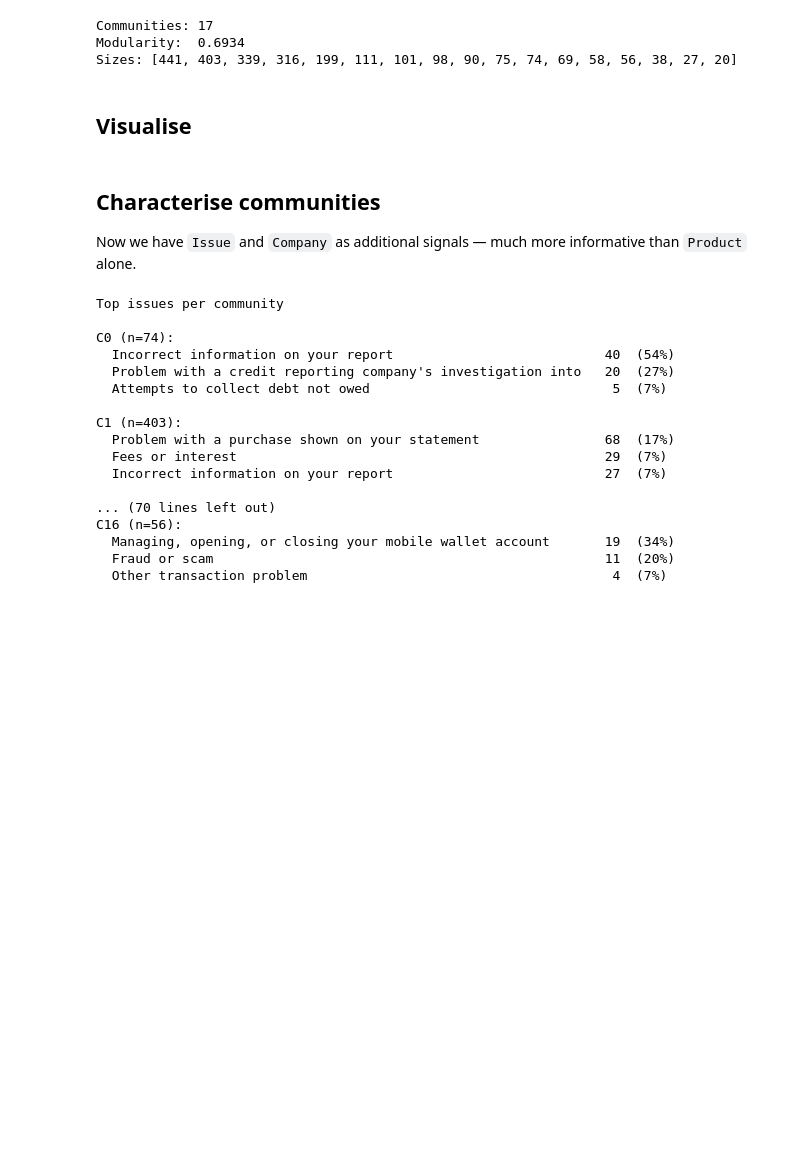
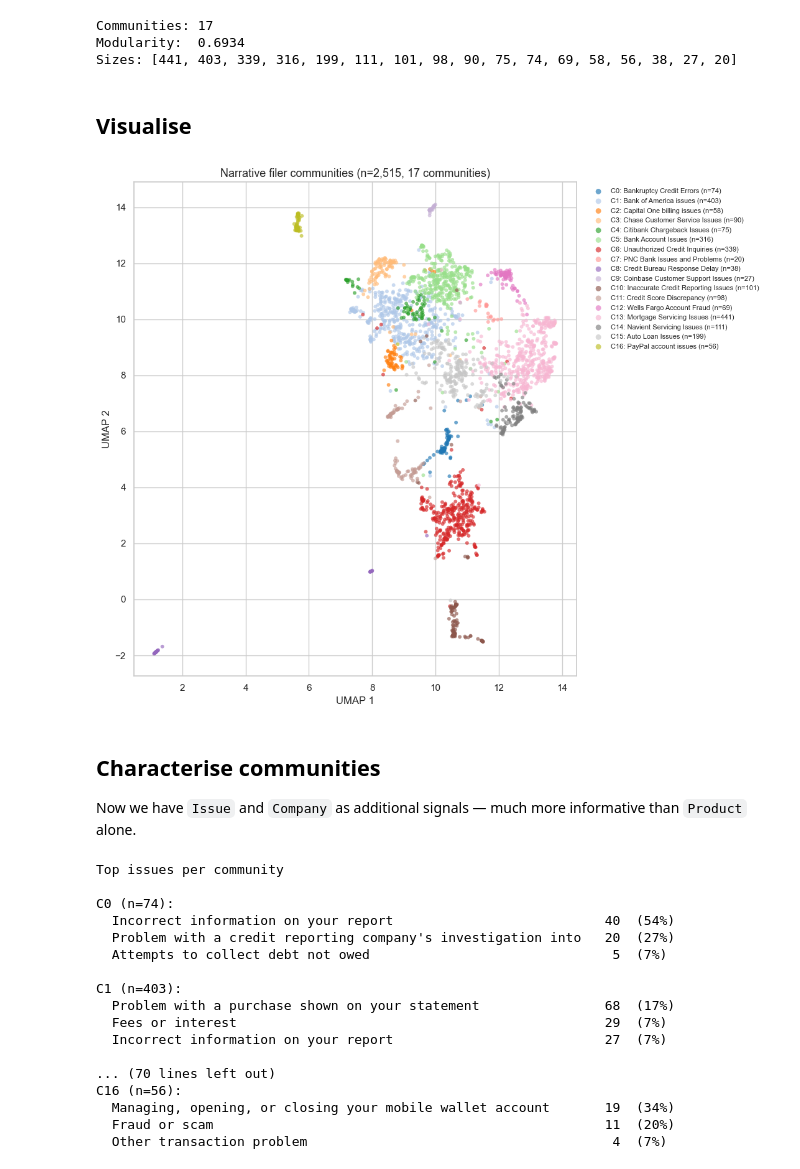
Before and after one commit to pablolozanot/clustering_playground, a Jupyter notebook: notebooks/06_narrative_clustering.ipynb, the cells around one changed output. Saved outputs shown, nothing was run; the diff lists cells and outputs as text; code cells hidden in the pictures; blank space fills up the shorter version.

Commit message:
Updated graph

```diff
--- a/notebooks/06_narrative_clustering.ipynb
+++ b/notebooks/06_narrative_clustering.ipynb
@@ -30,6 +30,10 @@ from sklearn.feature_extraction.text import TfidfVectorizer
 
 from src.embeddings import load_model, generate_embeddings
 from src.retrieval import get_neighbors
+import matplotlib.pyplot as plt
+import seaborn as sns
+
+sns.set_theme(style="whitegrid", palette="tab20")
 # %% [markdown]
 ## Load data
 
@@ -393,35 +405,36 @@ Sizes: [441, 403, 339, 316, 199, 111, 101, 98, 90, 75, 74, 69, 58, 56, 38, 27, 2
 # %% [markdown]
 ## Visualise
 # %%
-plot_df = pd.DataFrame({
-    "x": embedding_2d[:, 0],
-    "y": embedding_2d[:, 1],
-    "community": [f"C{c}" for c in community_ids_narrative],
-    "product": df_narrative["Product"].tolist(),
-    "issue": df_narrative["Issue"].tolist(),
-    "company": df_narrative["Company"].tolist(),
-    "text_preview": [t[:120] for t in narrative_texts]
-})
+fig, ax = plt.subplots(figsize=(11, 9))
 
-fig = px.scatter(
-    plot_df,
-    x="x", y="y",
-    color="community",
-    hover_data={
-        "product": True,
-        "issue": True,
-        "company": True,
-        "text_preview": True,
-        "x": False,
-        "y": False
-    },
-    opacity=0.65,
-    title=f"Narrative filer communities (n={len(df_narrative):,}, {n_communities_narrative} communities)"
+palette = sns.color_palette("tab20", n_colors=n_communities_narrative)
+color_map = {c: palette[i] for i, c in enumerate(sorted(set(community_ids_narrative)))}
+
+for comm_id in sorted(set(community_ids_narrative)):
+    mask = community_ids_narrative == comm_id
+    size = mask.sum()
+    label = community_descriptions.get(comm_id, {}).get("label", f"C{comm_id}")
+    ax.scatter(
+        embedding_2d[mask, 0],
+        embedding_2d[mask, 1],
+        s=18,
+        alpha=0.65,
+        color=color_map[comm_id],
+        label=f"C{comm_id}: {label} (n={size})",
+        edgecolors="none"
+    )
+
+ax.set_title(f"Narrative filer communities (n={len(df_narrative):,}, {n_communities_narrative} communities)", fontsize=13)
+ax.set_xlabel("UMAP 1")
+ax.set_ylabel("UMAP 2")
+ax.legend(
+    bbox_to_anchor=(1.02, 1), loc="upper left",
+    fontsize=8, markerscale=1.5, frameon=False
 )
-
-fig.update_traces(marker=dict(size=5))
-fig.update_layout(width=950, height=750)
-fig.show()
+plt.tight_layout()
+plt.show()
+# %% [output]
+[figure, added]
 # %% [markdown]
 ## Characterise communities
 
```
Also changed, not shown: parts of 1 cell of this notebook.
